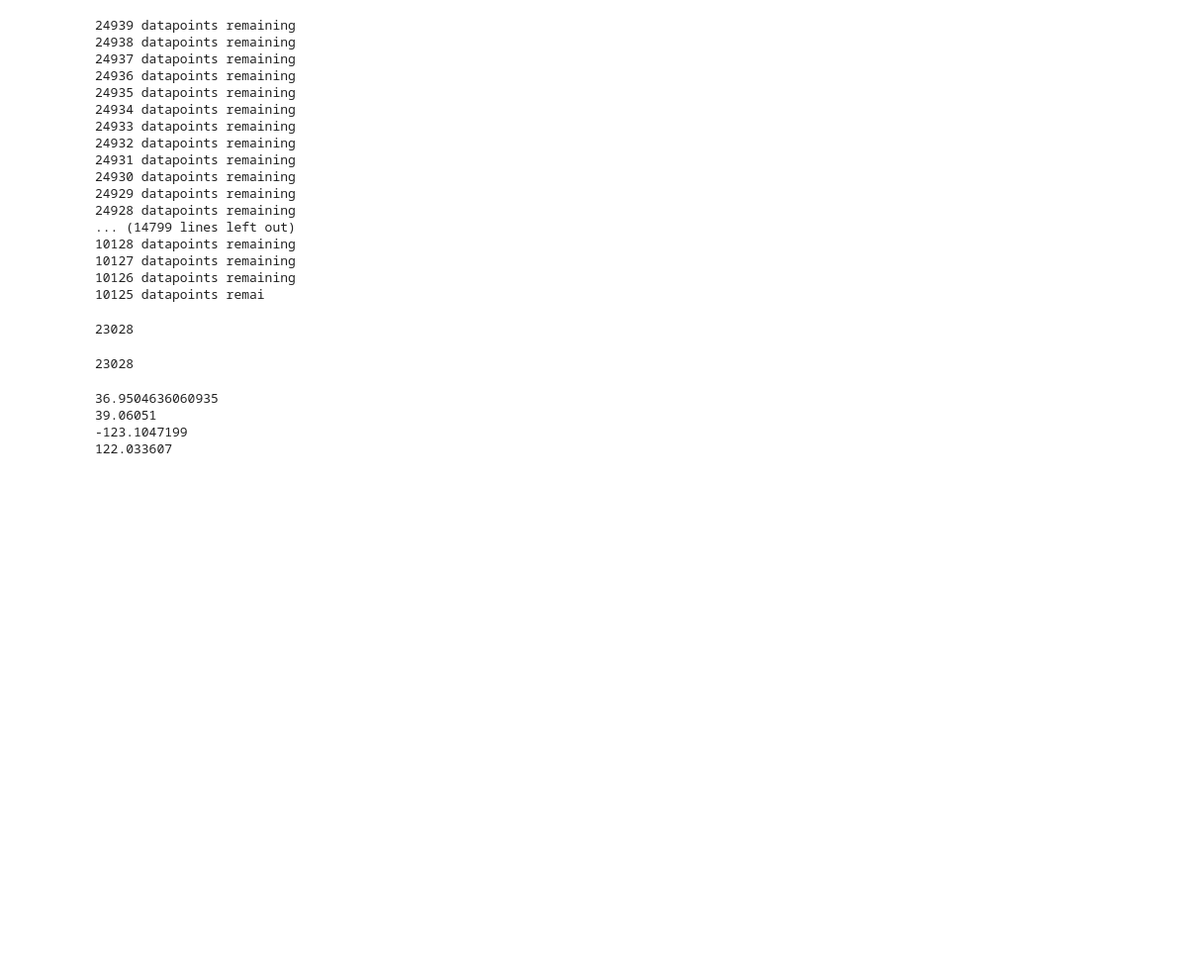
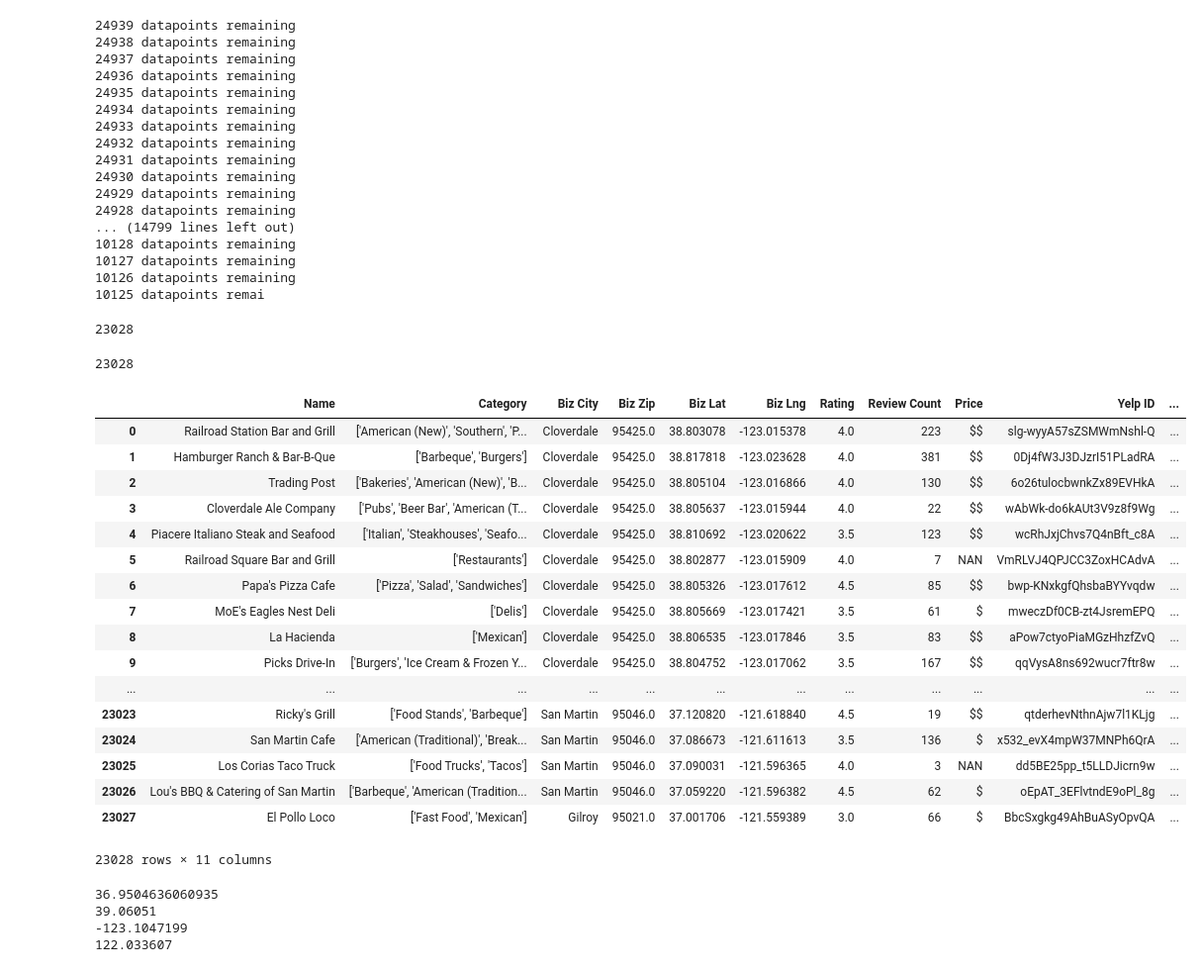
Before and after one commit to lquasem/Project-1, a Jupyter notebook: testing and analysis 7-Copy2.8.2019.ipynb, the cells around one changed output. Shown at 99% size. Saved outputs shown, nothing was run; the diff lists cells and outputs as text; code cells hidden in the pictures; blank space fills up the shorter version.

```diff
--- a/testing and analysis 7-Copy2.8.2019.ipynb
+++ b/testing and analysis 7-Copy2.8.2019.ipynb
@@ -498,0 +497,21 @@ restau
+# %%
+restaurant_county
+# %% [output]
+|  | Name | Category | Biz City | Biz Zip | Biz Lat | Biz Lng | Rating | Review Count | Price | Yelp ID | ... |
+| 0 | Railroad Station Bar and Grill | ['American (New)', 'Southern', 'P... | Cloverdale | 95425.0 | 38.803078 | -123.015378 | 4.0 | 223 | $$ | slg-wyyA57sZSMWmNshl-Q | ... |
+| 1 | Hamburger Ranch & Bar-B-Que | ['Barbeque', 'Burgers'] | Cloverdale | 95425.0 | 38.817818 | -123.023628 | 4.0 | 381 | $$ | 0Dj4fW3J3DJzrI51PLadRA | ... |
+| 2 | Trading Post | ['Bakeries', 'American (New)', 'B... | Cloverdale | 95425.0 | 38.805104 | -123.016866 | 4.0 | 130 | $$ | 6o26tulocbwnkZx89EVHkA | ... |
+| 3 | Cloverdale Ale Company | ['Pubs', 'Beer Bar', 'American (T... | Cloverdale | 95425.0 | 38.805637 | -123.015944 | 4.0 | 22 | $$ | wAbWk-do6kAUt3V9z8f9Wg | ... |
+| 4 | Piacere Italiano Steak and Seafood | ['Italian', 'Steakhouses', 'Seafo... | Cloverdale | 95425.0 | 38.810692 | -123.020622 | 3.5 | 123 | $$ | wcRhJxjChvs7Q4nBft_c8A | ... |
+| 5 | Railroad Square Bar and Grill | ['Restaurants'] | Cloverdale | 95425.0 | 38.802877 | -123.015909 | 4.0 | 7 | NAN | VmRLVJ4QPJCC3ZoxHCAdvA | ... |
+| 6 | Papa's Pizza Cafe | ['Pizza', 'Salad', 'Sandwiches'] | Cloverdale | 95425.0 | 38.805326 | -123.017612 | 4.5 | 85 | $$ | bwp-KNxkgfQhsbaBYYvqdw | ... |
+| 7 | MoE's Eagles Nest Deli | ['Delis'] | Cloverdale | 95425.0 | 38.805669 | -123.017421 | 3.5 | 61 | $ | mweczDf0CB-zt4JsremEPQ | ... |
+| 8 | La Hacienda | ['Mexican'] | Cloverdale | 95425.0 | 38.806535 | -123.017846 | 3.5 | 83 | $$ | aPow7ctyoPiaMGzHhzfZvQ | ... |
+| 9 | Picks Drive-In | ['Burgers', 'Ice Cream & Frozen Y... | Cloverdale | 95425.0 | 38.804752 | -123.017062 | 3.5 | 167 | $$ | qqVysA8ns692wucr7ftr8w | ... |
+| ... | ... | ... | ... | ... | ... | ... | ... | ... | ... | ... | ... |
+| 23023 | Ricky's Grill | ['Food Stands', 'Barbeque'] | San Martin | 95046.0 | 37.120820 | -121.618840 | 4.5 | 19 | $$ | qtderhevNthnAjw7l1KLjg | ... |
+| 23024 | San Martin Cafe | ['American (Traditional)', 'Break... | San Martin | 95046.0 | 37.086673 | -121.611613 | 3.5 | 136 | $ | x532_evX4mpW37MNPh6QrA | ... |
+| 23025 | Los Corias Taco Truck | ['Food Trucks', 'Tacos'] | San Martin | 95046.0 | 37.090031 | -121.596365 | 4.0 | 3 | NAN | dd5BE25pp_t5LLDJicrn9w | ... |
+| 23026 | Lou's BBQ & Catering of San Martin | ['Barbeque', 'American (Tradition... | San Martin | 95046.0 | 37.059220 | -121.596382 | 4.5 | 62 | $ | oEpAT_3EFlvtndE9oPl_8g | ... |
+| 23027 | El Pollo Loco | ['Fast Food', 'Mexican'] | Gilroy | 95021.0 | 37.001706 | -121.559389 | 3.0 | 66 | $ | BbcSxgkg49AhBuASyOpvQA | ... |
+23028 rows × 11 columns
```
Also changed, not shown: parts of 2 cells of this notebook, 1 other file.
